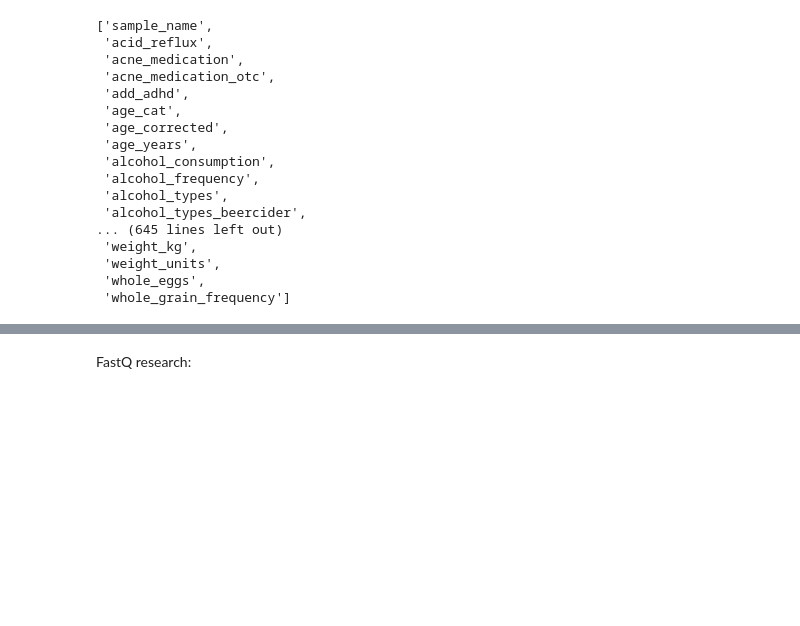
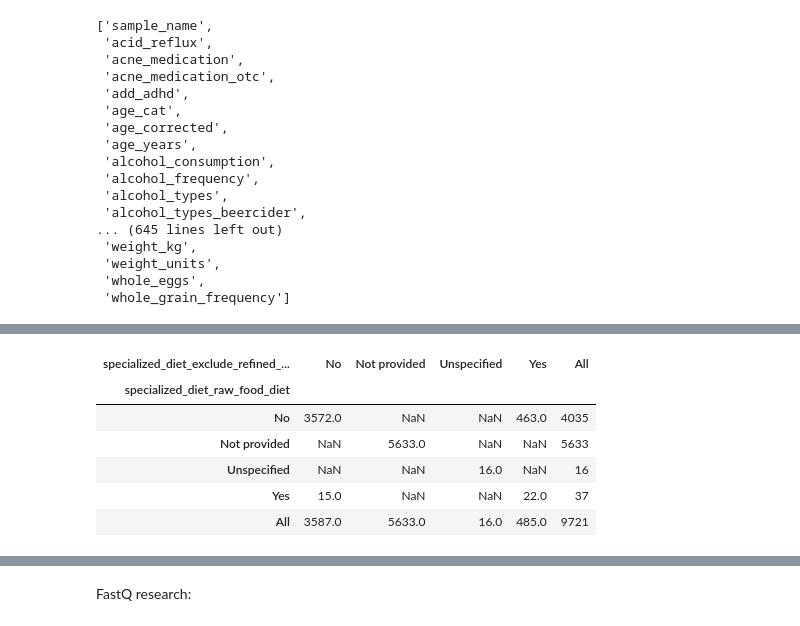
Before and after one commit to grusso98/gut-microbiota-diet, a Jupyter notebook: EDA.ipynb, the cells around one changed output, grey strips where cells are left out. Cells and saved outputs as stored; diff of their text form; code cells hidden in the pictures; blank space fills up the shorter version.

```diff
--- a/EDA.ipynb
+++ b/EDA.ipynb
@@ -367,0 +211,14 @@ refined_sugar_sample
+# %%
+pd.crosstab(data_f.specialized_diet_raw_food_diet,
+            data_f.specialized_diet_exclude_refined_sugars,
+            values=data_f.sample_name,
+            aggfunc=len,
+            margins = True)
+# %% [output]
+| specialized_diet_exclude_refined_... | No | Not provided | Unspecified | Yes | All |
+| specialized_diet_raw_food_diet |  |  |  |  |  |
+| No | 3572.0 | NaN | NaN | 463.0 | 4035 |
+| Not provided | NaN | 5633.0 | NaN | NaN | 5633 |
+| Unspecified | NaN | NaN | 16.0 | NaN | 16 |
+| Yes | 15.0 | NaN | NaN | 22.0 | 37 |
+| All | 3587.0 | 5633.0 | 16.0 | 485.0 | 9721 |
```
Also changed, not shown: parts of 70 cells of this notebook, 1 other file.
